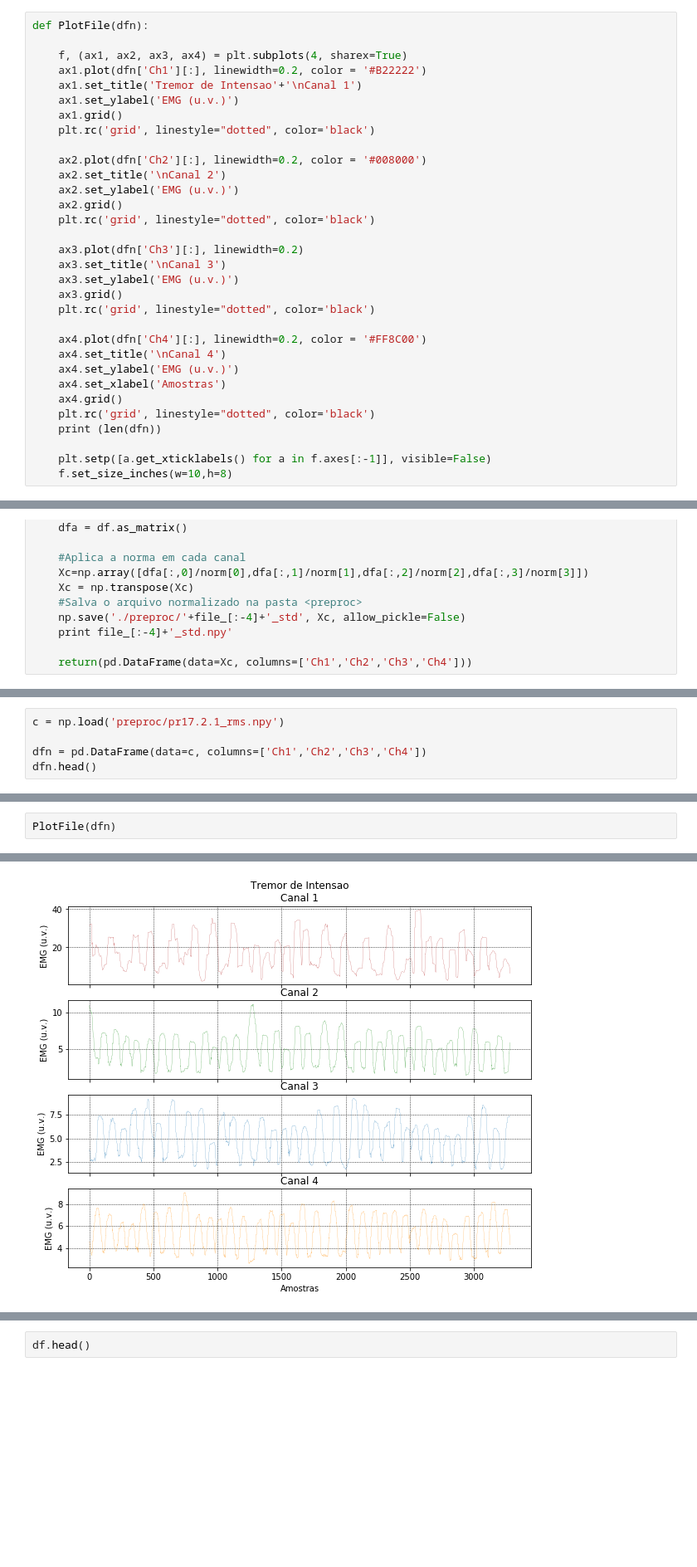
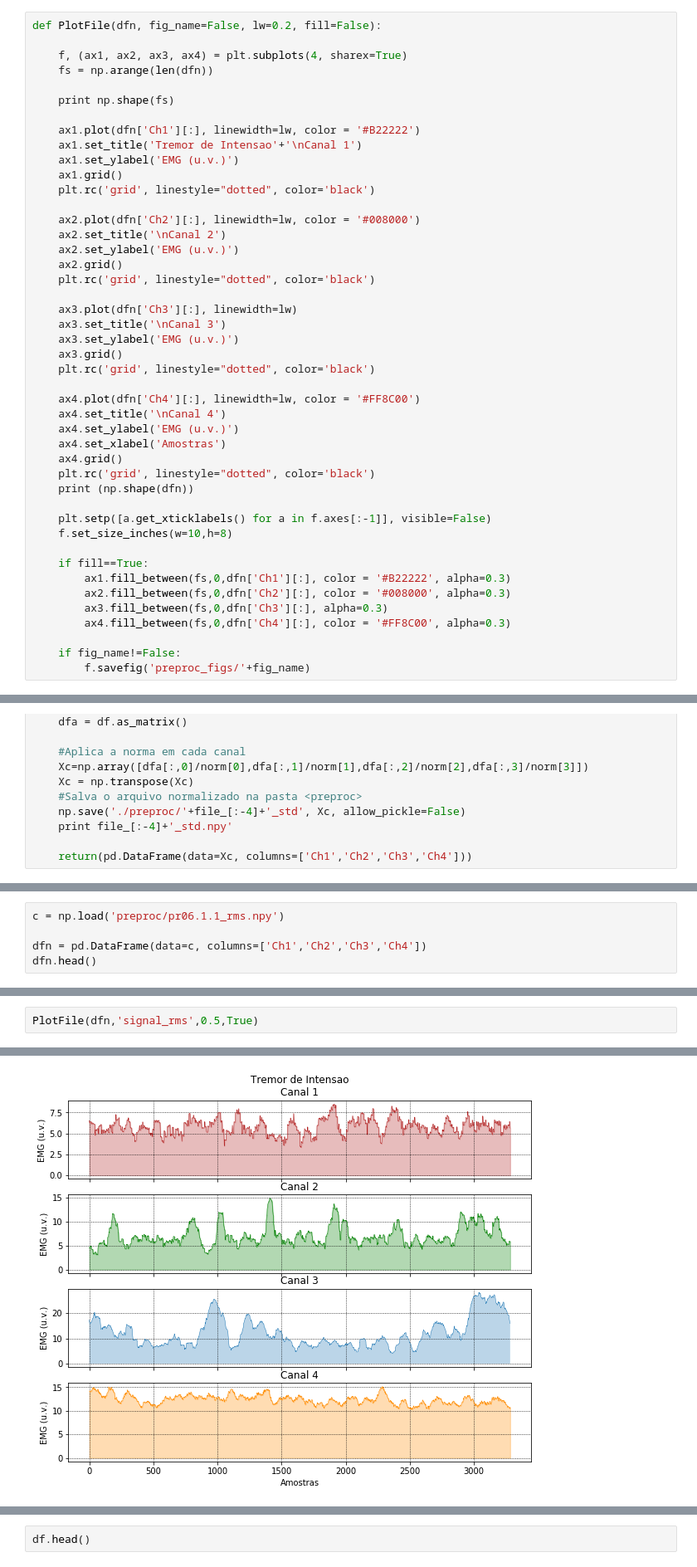
Before and after one commit to Collumbus/PKS_ML, a Jupyter notebook: processing.ipynb, the cells around one changed output, grey strips where cells are left out. Shown at 83% size. Cells and saved outputs as stored; diff of their text form; blank space fills up the shorter version.

Commit message:
Preprocessamento;

```diff
--- a/processing.ipynb
+++ b/processing.ipynb
@@ -93,37 +96,50 @@ def PlotFft(Xc, F):
 # %% [markdown]
 ## Função Plot
 # %%
-def PlotFile(dfn):
+def PlotFile(dfn, fig_name=False, lw=0.2, fill=False):
 
     f, (ax1, ax2, ax3, ax4) = plt.subplots(4, sharex=True)
-    ax1.plot(dfn['Ch1'][:], linewidth=0.2, color = '#B22222')
+    fs = np.arange(len(dfn))
+
+    print np.shape(fs)
+
+    ax1.plot(dfn['Ch1'][:], linewidth=lw, color = '#B22222')
     ax1.set_title('Tremor de Intensao'+'\nCanal 1')
     ax1.set_ylabel('EMG (u.v.)')
     ax1.grid()
     plt.rc('grid', linestyle="dotted", color='black')
 
-    ax2.plot(dfn['Ch2'][:], linewidth=0.2, color = '#008000')
+    ax2.plot(dfn['Ch2'][:], linewidth=lw, color = '#008000')
     ax2.set_title('\nCanal 2')
     ax2.set_ylabel('EMG (u.v.)')
     ax2.grid()
     plt.rc('grid', linestyle="dotted", color='black')
 
-    ax3.plot(dfn['Ch3'][:], linewidth=0.2)
+    ax3.plot(dfn['Ch3'][:], linewidth=lw)
     ax3.set_title('\nCanal 3')
     ax3.set_ylabel('EMG (u.v.)')
     ax3.grid()
     plt.rc('grid', linestyle="dotted", color='black')
 
-    ax4.plot(dfn['Ch4'][:], linewidth=0.2, color = '#FF8C00')
+    ax4.plot(dfn['Ch4'][:], linewidth=lw, color = '#FF8C00')
     ax4.set_title('\nCanal 4')
     ax4.set_ylabel('EMG (u.v.)')
     ax4.set_xlabel('Amostras')
     ax4.grid()
     plt.rc('grid', linestyle="dotted", color='black')
-    print (len(dfn))
+    print (np.shape(dfn))
 
     plt.setp([a.get_xticklabels() for a in f.axes[:-1]], visible=False)
     f.set_size_inches(w=10,h=8)
+
+    if fill==True:
+        ax1.fill_between(fs,0,dfn['Ch1'][:], color = '#B22222', alpha=0.3)
+        ax2.fill_between(fs,0,dfn['Ch2'][:], color = '#008000', alpha=0.3)
+        ax3.fill_between(fs,0,dfn['Ch3'][:], alpha=0.3)
+        ax4.fill_between(fs,0,dfn['Ch4'][:], color = '#FF8C00', alpha=0.3)
+
+    if fig_name!=False:
+        f.savefig('preproc_figs/'+fig_name)
 # %% [markdown]
 ## Função RMS
 # %%
@@ -431,7 +466,7 @@ prv17.3.1_rms.npy
 prv17.3.2_rms.npy
 prv17.3.3_rms.npy
 # %%
-c = np.load('preproc/pr17.2.1_rms.npy')
+c = np.load('preproc/pr06.1.1_rms.npy')
 
 dfn = pd.DataFrame(data=c, columns=['Ch1','Ch2','Ch3','Ch4'])
 dfn.head()
@@ -454,3 +489,3 @@ Rms('pr17.2.1.npy').head()
 # %%
-PlotFile(dfn)
+PlotFile(dfn,'signal_rms',0.5,True)
 # %% [output]
@@ -458,4 +494,4 @@ PlotFile(dfn)
-[figure, old version]
+[figure, new version]
 # %%
 for i in files:
     c = np.load('preproc/'+i[:-4]+'_std.npy')
```
Also changed, not shown: parts of 13 cells of this notebook, 6 other files.
